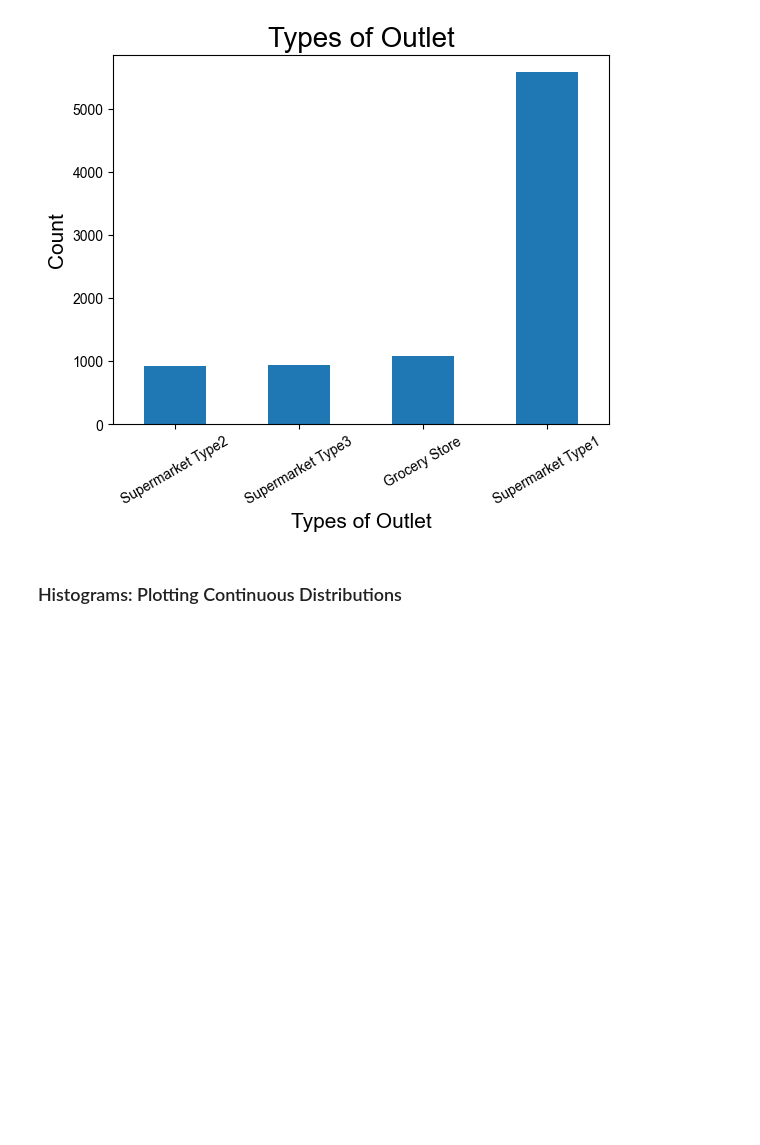
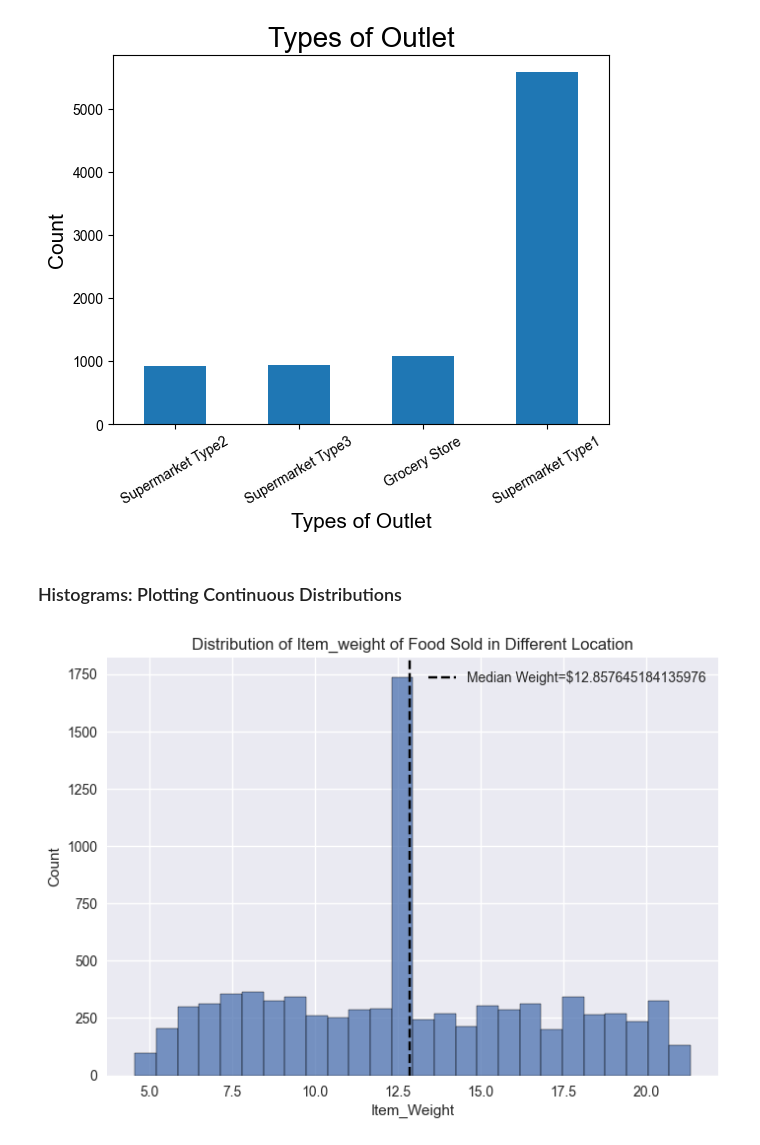
Before and after one commit to QianFu520/Food-Sales-Predictions, a Jupyter notebook: Part 2-Visualizations for Exploratory Data Analysis (EDA).ipynb, the cells around one changed output. Drawn from its saved outputs; the diff is of its cells as text; code cells hidden in the pictures; blank space fills up the shorter version.

```diff
--- a/Part 2-Visualizations for Exploratory Data Analysis (EDA).ipynb
+++ b/Part 2-Visualizations for Exploratory Data Analysis (EDA).ipynb
@@ -207,3 +209,16 @@ plt.show()
 [figure]
 # %% [markdown]
 ### Histograms: Plotting Continuous Distributions
+# %%
+# plot 6(seaborn) distributoin of the item-weight column.
+ax = sns.histplot(data=df, x='Item_Weight')
+
+median = df['Item_Weight'].median()
+
+ax.set(title='Distribution of Item_weight of Food Sold in Different Location')
+
+ax.axvline(median, color='k', ls='--',
+            label=f'Median Weight=${median}')
+ax.legend();
+# %% [output]
+[figure, added]
```
Also changed, not shown: parts of 29 cells of this notebook.
